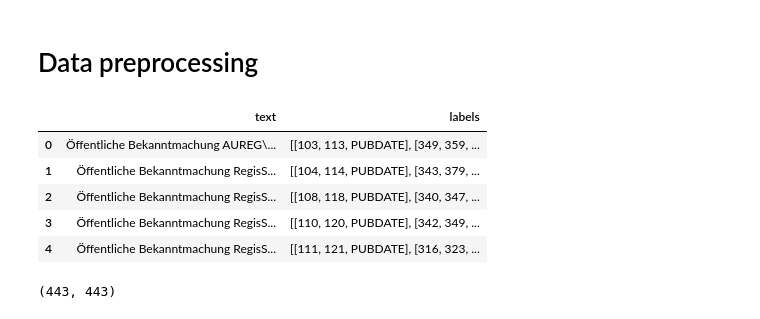
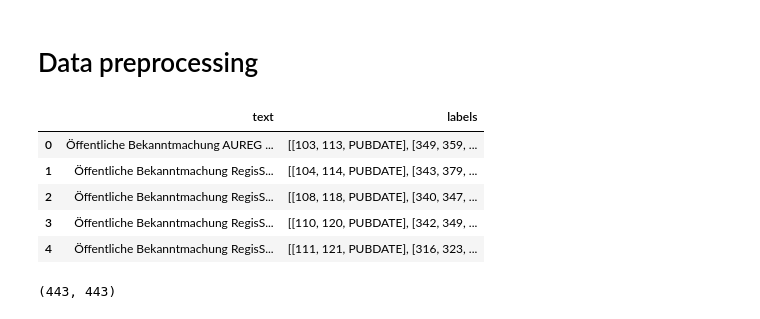
Before and after one commit to ReAlex1902/Hawk, a Jupyter notebook: analysis/Hawk_modeling.ipynb, the cells around one changed output. Saved outputs shown, nothing was run; the diff lists cells and outputs as text; code cells hidden in the pictures.

```diff
--- a/analysis/Hawk_modeling.ipynb
+++ b/analysis/Hawk_modeling.ipynb
@@ -51,20 +51,20 @@ nlp = spacy.load("de_core_news_lg")
 # %% [markdown]
 # Data preprocessing
 # %%
-characterMap = {"\\u00E4": "a", "\\u00C4": "A", "\\u00F6": "o", "\\u00D6": "O", "\\u00FC": "u", "\\u00DC": "U", "\\u00DF": 'ss', "\\u00A0": " ", "\\n": " "}
+character_map = {"\\u00E4": "a", "\\u00C4": "A", "\\u00F6": "o", "\\u00D6": "O", "\\u00FC": "u", "\\u00DC": "U", "\\u00DF": 'ss', "\\u00A0": " ", "\n": " "}
 def preprocess(row):
-    for key, value in characterMap.items():
+    for key, value in character_map.items():
         row = row.replace(key, value)
         row = row.replace(key.lower(), value)
     return row
 
 PATH = '/content/JSON.json'
 df = pd.read_json(PATH)
 df['text'] = df['text'].apply(preprocess)
 df.head()
 # %% [output]
 |  | text | labels |
-| 0 | Öffentliche Bekanntmachung AUREG\... | [[103, 113, PUBDATE], [349, 359, ... |
+| 0 | Öffentliche Bekanntmachung AUREG ... | [[103, 113, PUBDATE], [349, 359, ... |
 | 1 | Öffentliche Bekanntmachung RegisS... | [[104, 114, PUBDATE], [343, 379, ... |
 | 2 | Öffentliche Bekanntmachung RegisS... | [[108, 118, PUBDATE], [340, 347, ... |
 | 3 | Öffentliche Bekanntmachung RegisS... | [[110, 120, PUBDATE], [342, 349, ... |
```
Also changed, not shown: parts of 1 cell of this notebook.
